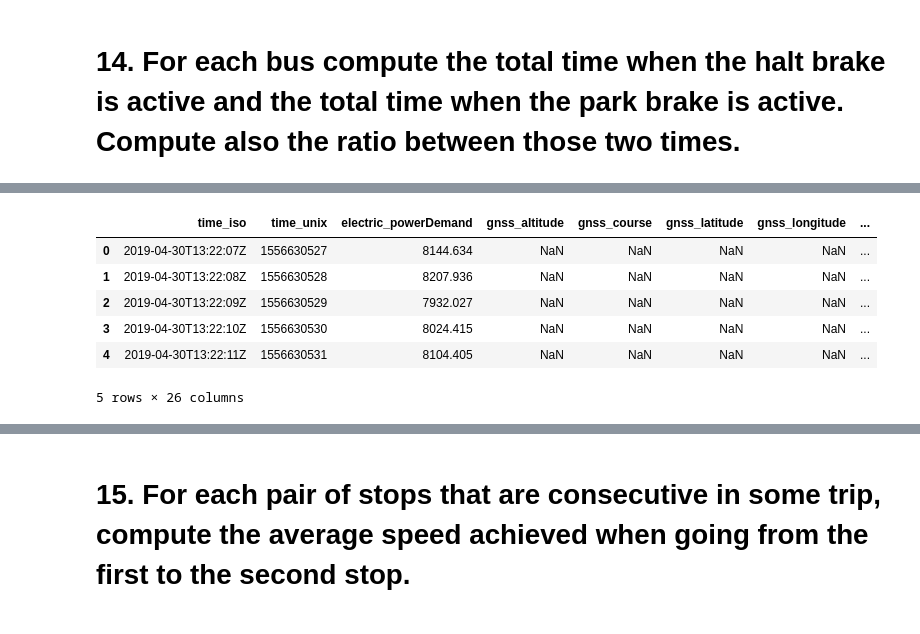
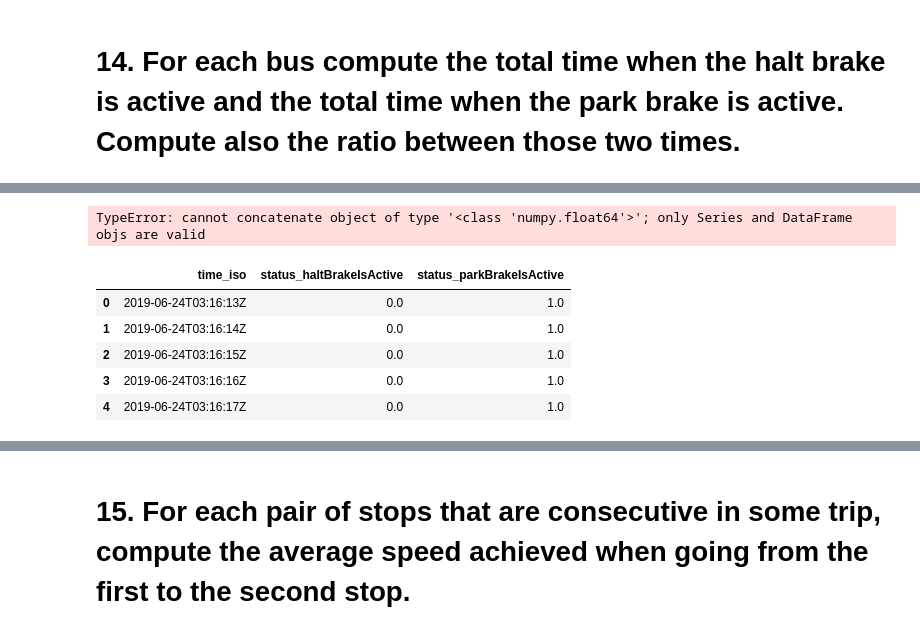
Before and after one commit to andrecardinali/progettocs, a Jupyter notebook: Project.ipynb, the cells around one changed output, grey strips where cells are left out. Drawn from its saved outputs; the diff is of its cells as text; code cells hidden in the pictures.

```diff
--- a/Project.ipynb
+++ b/Project.ipynb
@@ -349,10 +351,23 @@ provaaa = pd.read_csv('/Users/andreacardinali/Documents/ZTBus_compressed/B183_20
+# %%
+df_stops6 = pd.DataFrame()
+for name in df['name']:
+    path = f'/Users/andreacardinali/Documents/ZTBus_samples/{name}.csv'
+    if os.path.exists(path):
+        df_stops = pd.read_csv(path, usecols=['time_iso', 'status_haltBrakeIsActive', 'status_parkBrakeIsActive'],
+                               dtype={'time_iso': str, 'status_haltBrakeIsActive': float, 'status_parkBrakeIsActive': float})
+        tempo = df_stops['time_iso']
+        haltbrake = df_stops['status_haltBrakeIsActive'].sum()
+        parkbrake = df_stops['status_parkBrakeIsActive'].sum()
+        df_stops6 = pd.concat([df_stops6, haltbrake])
+        df_stops6 = pd.concat([df_stops6, parkbrake])
+# %% [output]
+TypeError: cannot concatenate object of type '<class 'numpy.float64'>'; only Series and DataFrame objs are valid
 # %%
-provaaa.head()
+df_stops6.head()
 # %% [output]
-|  | time_iso | time_unix | electric_powerDemand | gnss_altitude | gnss_course | gnss_latitude | gnss_longitude | ... |
-| 0 | 2019-04-30T13:22:07Z | 1556630527 | 8144.634 | NaN | NaN | NaN | NaN | ... |
-| 1 | 2019-04-30T13:22:08Z | 1556630528 | 8207.936 | NaN | NaN | NaN | NaN | ... |
-| 2 | 2019-04-30T13:22:09Z | 1556630529 | 7932.027 | NaN | NaN | NaN | NaN | ... |
-| 3 | 2019-04-30T13:22:10Z | 1556630530 | 8024.415 | NaN | NaN | NaN | NaN | ... |
-| 4 | 2019-04-30T13:22:11Z | 1556630531 | 8104.405 | NaN | NaN | NaN | NaN | ... |
+|  | time_iso | status_haltBrakeIsActive | status_parkBrakeIsActive |
+| 0 | 2019-06-24T03:16:13Z | 0.0 | 1.0 |
+| 1 | 2019-06-24T03:16:14Z | 0.0 | 1.0 |
+| 2 | 2019-06-24T03:16:15Z | 0.0 | 1.0 |
+| 3 | 2019-06-24T03:16:16Z | 0.0 | 1.0 |
+| 4 | 2019-06-24T03:16:17Z | 0.0 | 1.0 |
-5 rows × 26 columns
```
Also changed, not shown: parts of 9 cells of this notebook.
